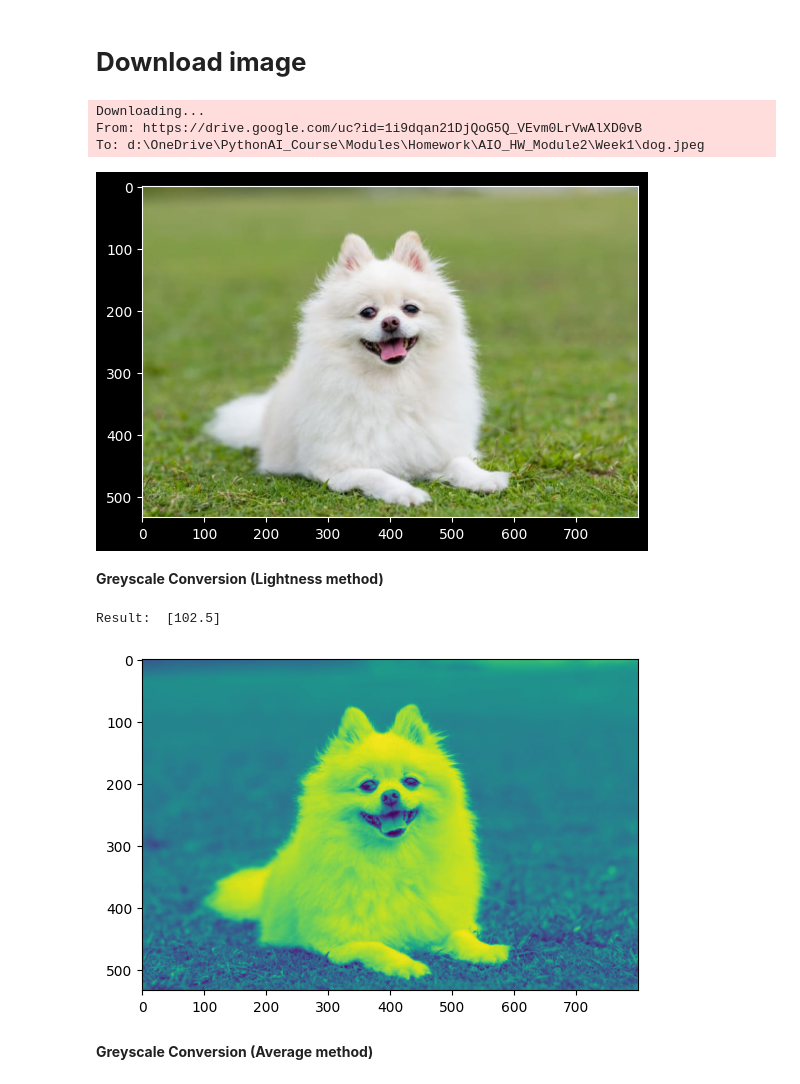
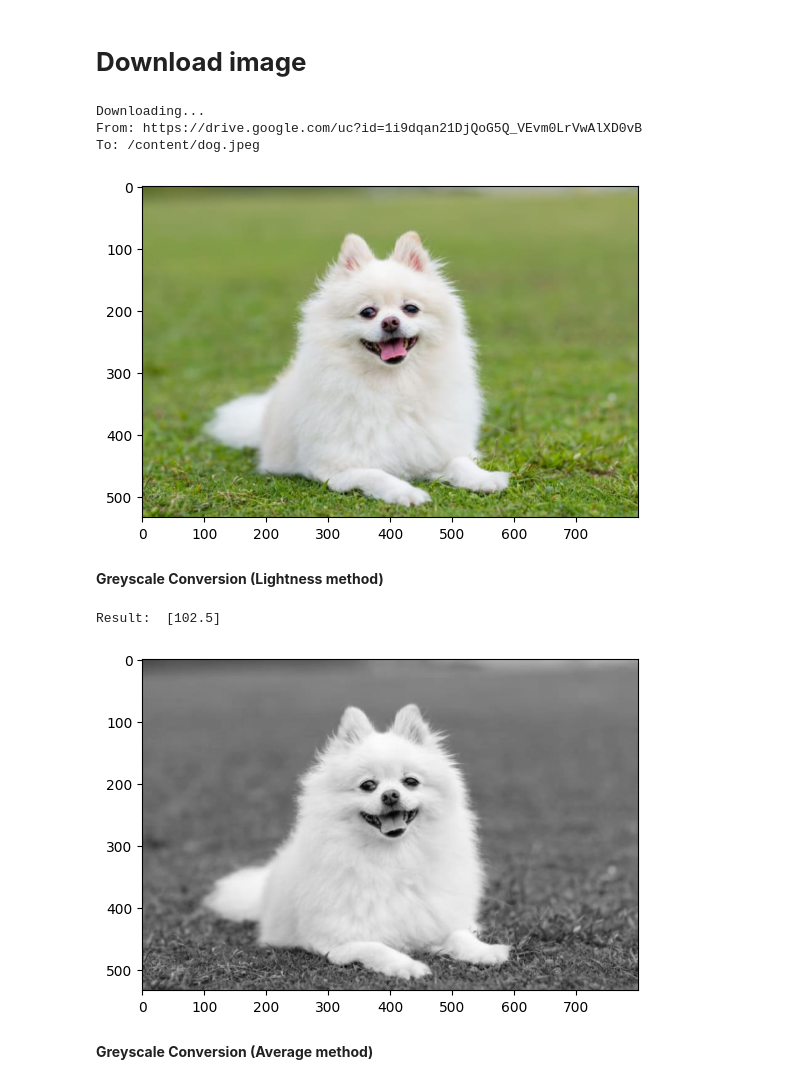
Before and after one commit to TungTSon/AIO_HW_Module2, a Jupyter notebook: Week1/Wk1_Ex2_ImageConversion.ipynb, the cells around one changed output. Cells and saved outputs as stored; diff of their text form; code cells hidden in the pictures.

```diff
--- a/Week1/Wk1_Ex2_ImageConversion.ipynb
+++ b/Week1/Wk1_Ex2_ImageConversion.ipynb
@@ -5,25 +5,25 @@
 import matplotlib.image as mpimg
 import matplotlib.pyplot as plt # Import the pyplot module
 
-img = mpimg.imread("./dog.jpeg")
+img = mpimg.imread("/content/dog.jpeg")
 plt.imshow(img) # Use plt.imshow to display the image
 plt.show() # Display the plot
 # %% [output]
 Downloading...
 From: https://drive.google.com/uc?id=1i9dqan21DjQoG5Q_VEvm0LrVwAlXD0vB
-To: d:\OneDrive\PythonAI_Course\Modules\Homework\AIO_HW_Module2\Week1\dog.jpeg
+To: /content/dog.jpeg
-[figure, old version]
+[figure, new version]
 # %% [markdown]
 **Greyscale Conversion (Lightness method)**
 # %%
 import numpy as np
 gray_img_01 = np.max(img, axis=-1, keepdims=1)/2+np.min(img, axis=-1, keepdims=1)/2
 print("Result: ", gray_img_01[0, 0])
-plt.imshow(gray_img_01)
+plt.imshow(gray_img_01, cmap='gray')
 plt.show()
 # %% [output]
 Result:  [102.5]
-[figure, old version]
+[figure, new version]
 # %% [markdown]
 **Greyscale Conversion (Average method)**
 # %%
```
Also changed, not shown: parts of 2 cells of this notebook.
